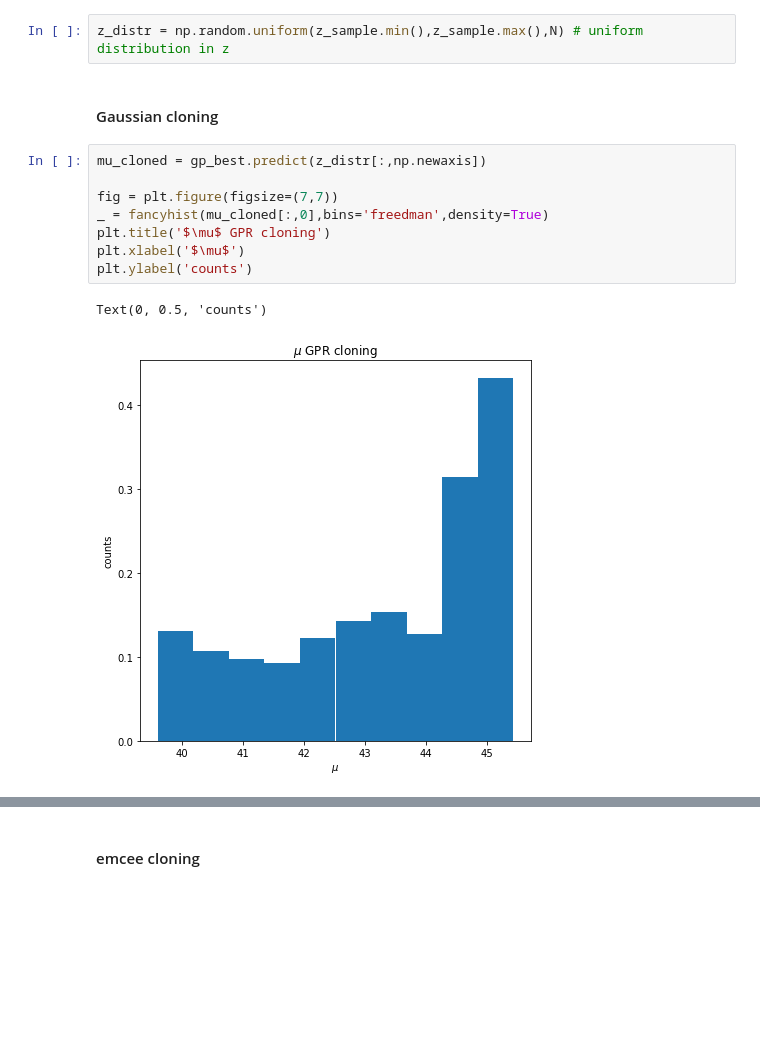
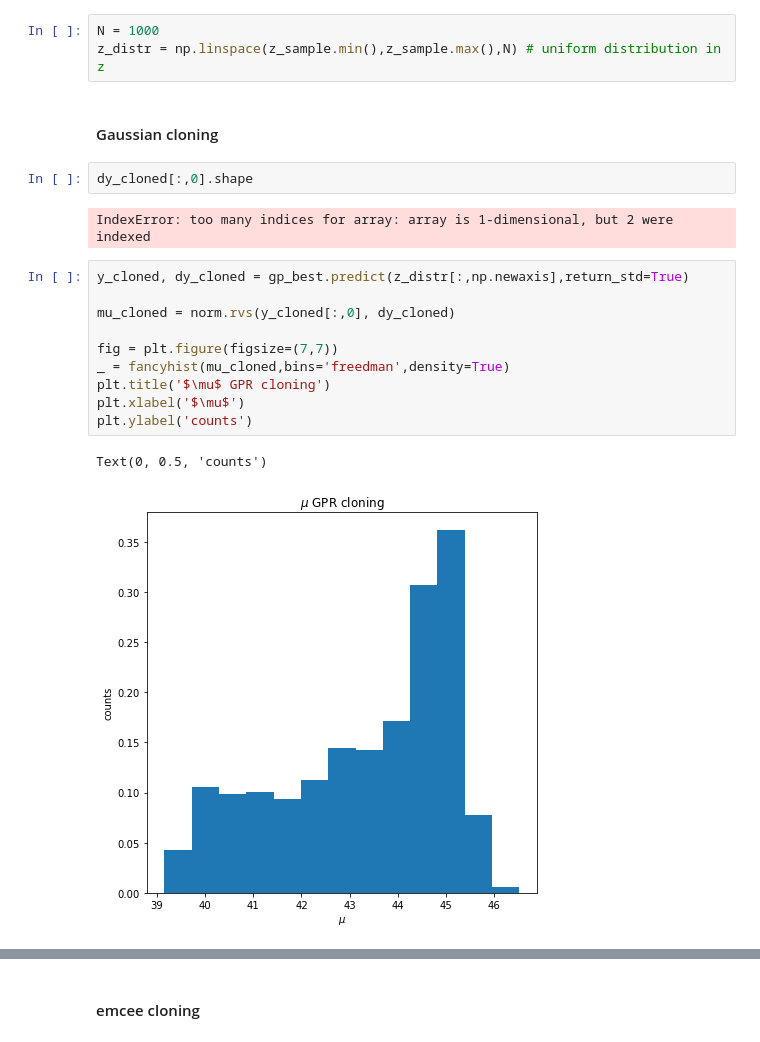
Before and after one commit to ludovicobizzarri/astrostatistics_bicocca_2024, a Jupyter notebook: working/Lesson 18/SN and redshift part 2.ipynb, the cells around one changed output, grey strips where cells are left out. Cells and saved outputs as stored; diff of their text form; blank space fills up the shorter version.

```diff
--- a/working/Lesson 18/SN and redshift part 2.ipynb
+++ b/working/Lesson 18/SN and redshift part 2.ipynb
@@ -689,17 +689,24 @@ The European Space Agency is considering new cosmology-related space mission. Th
 - Assume a uniform distribution in redshifts between 0 and z.
 - Using both the GPR fit and your latest $\Lambda$CDM fit, generate a set of $\mu$ measurements that respects the statistical properties of the data you were given.
 # %%
-z_distr = np.random.uniform(z_sample.min(),z_sample.max(),N) # uniform distribution in z
+N = 1000
+z_distr = np.linspace(z_sample.min(),z_sample.max(),N) # uniform distribution in z
 # %% [markdown]
 #### Gaussian cloning
+# %%
+dy_cloned[:,0].shape
+# %% [output]
+IndexError: too many indices for array: array is 1-dimensional, but 2 were indexed
 # %%
-mu_cloned = gp_best.predict(z_distr[:,np.newaxis])
+y_cloned, dy_cloned = gp_best.predict(z_distr[:,np.newaxis],return_std=True)
+
+mu_cloned = norm.rvs(y_cloned[:,0], dy_cloned)
 
 fig = plt.figure(figsize=(7,7))
-_ = fancyhist(mu_cloned[:,0],bins='freedman',density=True)
+_ = fancyhist(mu_cloned,bins='freedman',density=True)
 plt.title('$\mu$ GPR cloning')
 plt.xlabel('$\mu$')
 plt.ylabel('counts')
 # %% [output]
 Text(0, 0.5, 'counts')
-[figure, old version]
+[figure, new version]
```
Also changed, not shown: parts of 7 cells of this notebook.
